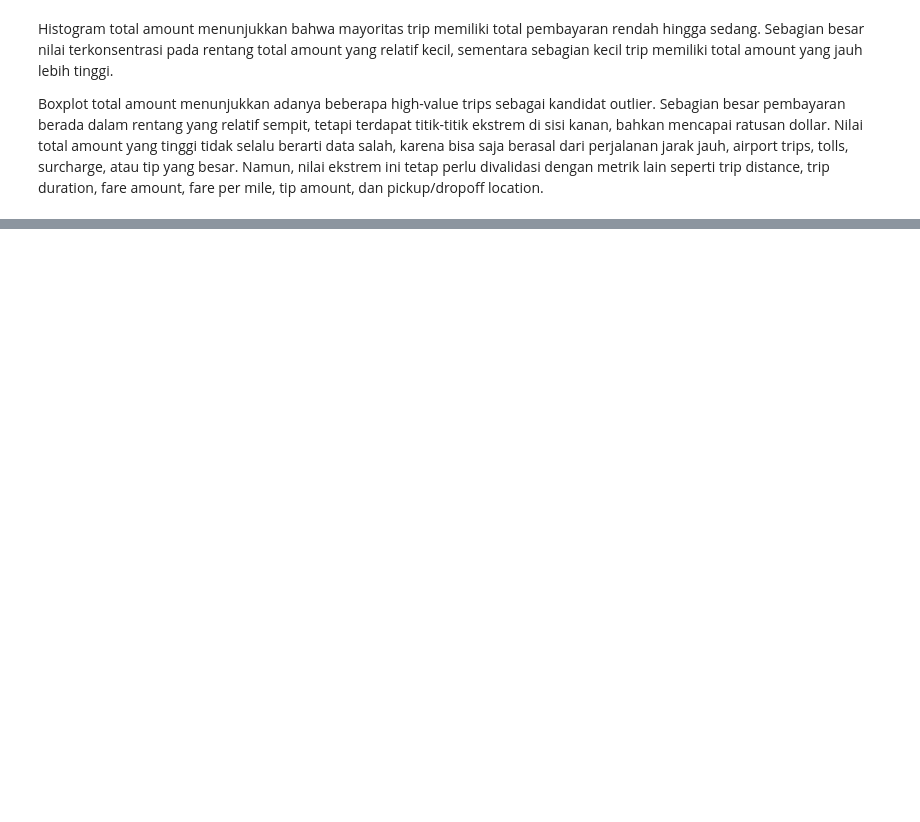
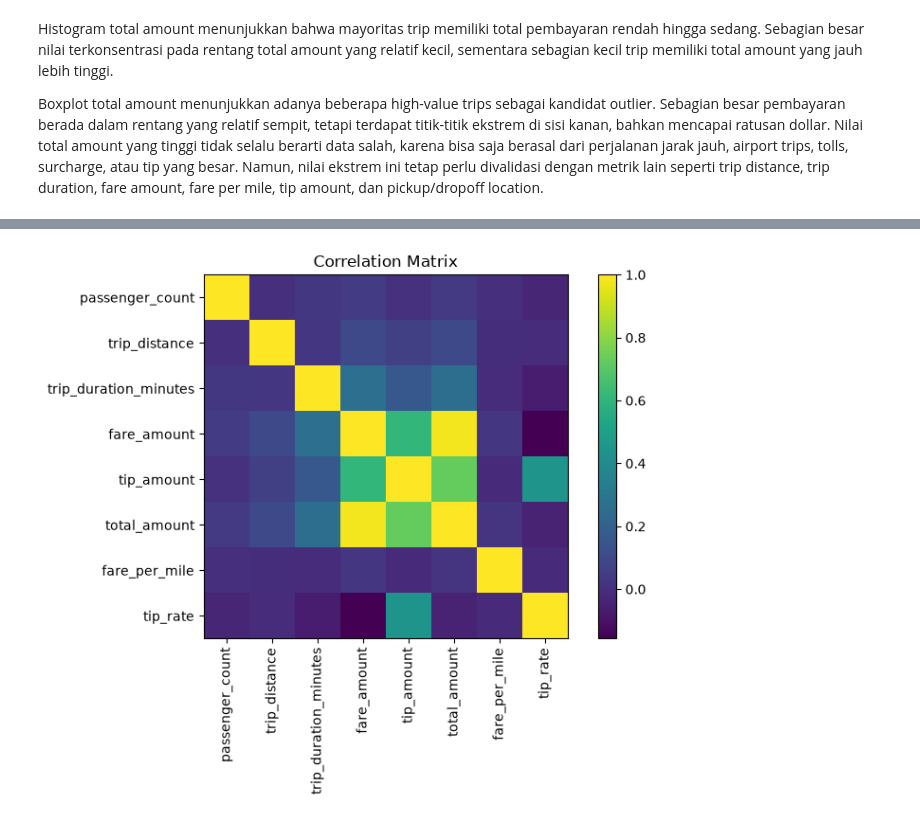
Before and after one commit to sidiqqm/nyc-taxi-trips, a Jupyter notebook: notebooks/01_python_eda.ipynb, the cells around one changed output, grey strips where cells are left out. Cells and saved outputs as stored; diff of their text form; code cells hidden in the pictures; blank space fills up the shorter version.

```diff
--- a/notebooks/01_python_eda.ipynb
+++ b/notebooks/01_python_eda.ipynb
@@ -589,3 +589,17 @@ plot_boxplot(
 Histogram total amount menunjukkan bahwa mayoritas trip memiliki total pembayaran rendah hingga sedang. Sebagian besar nilai terkonsentrasi pada rentang total amount yang relatif kecil, sementara sebagian kecil trip memiliki total amount yang jauh lebih tinggi.
 
 Boxplot total amount menunjukkan adanya beberapa high-value trips sebagai kandidat outlier. Sebagian besar pembayaran berada dalam rentang yang relatif sempit, tetapi terdapat titik-titik ekstrem di sisi kanan, bahkan mencapai ratusan dollar. Nilai total amount yang tinggi tidak selalu berarti data salah, karena bisa saja berasal dari perjalanan jarak jauh, airport trips, tolls, surcharge, atau tip yang besar. Namun, nilai ekstrem ini tetap perlu divalidasi dengan metrik lain seperti trip distance, trip duration, fare amount, fare per mile, tip amount, dan pickup/dropoff location.
+# %%
+correlation_columns = [
+    "passenger_count",
+    "trip_distance",
+    "trip_duration_minutes",
+    "fare_amount",
+    "tip_amount",
+    "total_amount",
+    "fare_per_mile",
+    "tip_rate"
+]
+
+corr_matrix = df_sample[correlation_columns].corr(numeric_only=True)
+corr_matrix
@@ -591,0 +616,11 @@ Boxplot total amount menunjukkan adanya beberapa high-value trips sebagai kandid
+# %%
+plt.figure(figsize=(8, 6))
+plt.imshow(corr_matrix)
+plt.colorbar()
+plt.xticks(range(len(corr_matrix.columns)), corr_matrix.columns, rotation=90)
+plt.yticks(range(len(corr_matrix.columns)), corr_matrix.columns)
+plt.title("Correlation Matrix")
+plt.tight_layout()
+plt.show()
+# %% [output]
+[figure, added]
```
Also changed, not shown: parts of 10 cells of this notebook.
